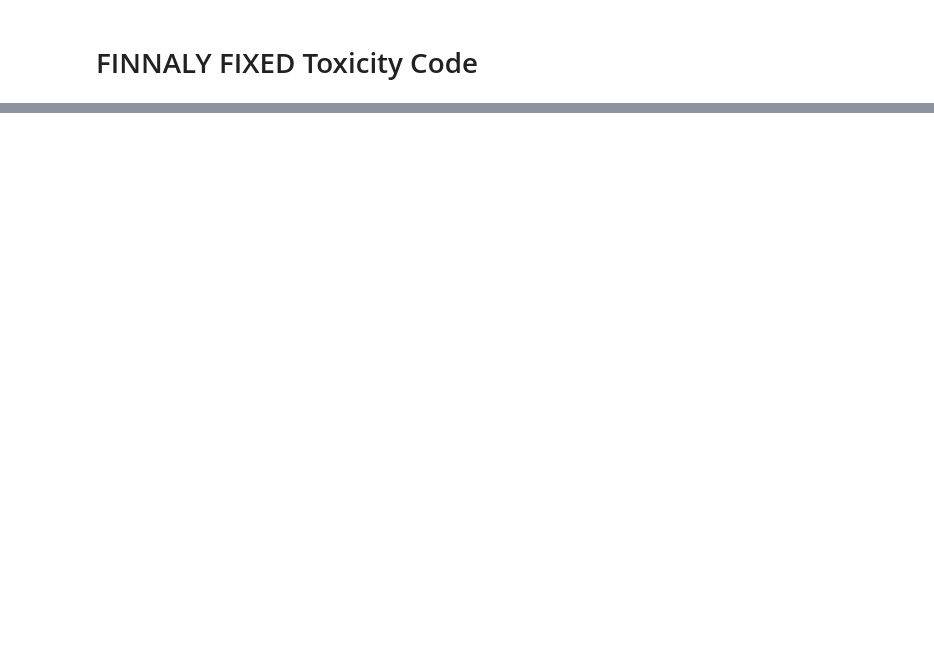
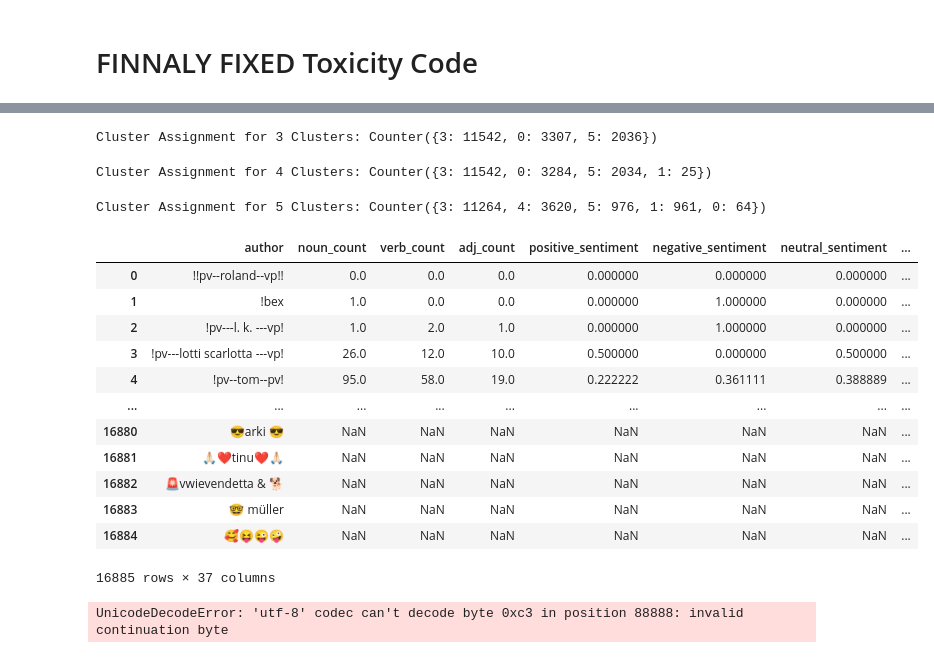
Before and after one commit to krugeremily/DAEGC_Conspiratorial_Actor_Typology, a Jupyter notebook: notebooks/Building Code for Scripts.ipynb, the cells around one changed output, grey strips where cells are left out. Saved outputs shown, nothing was run; the diff lists cells and outputs as text; code cells hidden in the pictures; blank space fills up the shorter version.

```diff
--- a/notebooks/Building Code for Scripts.ipynb
+++ b/notebooks/Building Code for Scripts.ipynb
@@ -1878,0 +1412,45 @@ results['toxicity'] = toxicity
+# %%
+# get cluster assignments
+q3_labels = torch.argmax(q_3, dim=1)
+# count number of nodes in each cluster
+q3_cluster_count = Counter(q3_labels.numpy())
+print('Cluster Assignment for 3 Clusters:', q3_cluster_count)
+# %% [output]
+Cluster Assignment for 3 Clusters: Counter({3: 11542, 0: 3307, 5: 2036})
+# %%
+# get cluster assignments
+q4_labels = torch.argmax(q_4, dim=1)
+# count number of nodes in each cluster
+q4_cluster_count = Counter(q4_labels.numpy())
+print('Cluster Assignment for 4 Clusters:', q4_cluster_count)
+# %% [output]
+Cluster Assignment for 4 Clusters: Counter({3: 11542, 0: 3284, 5: 2034, 1: 25})
+# %%
+# get cluster assignments
+q5_labels = torch.argmax(q_5, dim=1)
+# count number of nodes in each cluster
+q5_cluster_count = Counter(q5_labels.numpy())
+print('Cluster Assignment for 5 Clusters:', q5_cluster_count)
+# %% [output]
+Cluster Assignment for 5 Clusters: Counter({3: 11264, 4: 3620, 5: 976, 1: 961, 0: 64})
+# %%
+# add cluster assignments to features
+features['cluster_3'] = q3_labels.numpy()
+features['cluster_4'] = q4_labels.numpy()
+features['cluster_5'] = q5_labels.numpy()
+# %%
+features
+# %% [output]
+|  | author | noun_count | verb_count | adj_count | positive_sentiment | negative_sentiment | neutral_sentiment | ... |
+| 0 | !!pv--roland--vp!! | 0.0 | 0.0 | 0.0 | 0.000000 | 0.000000 | 0.000000 | ... |
+| 1 | !bex | 1.0 | 0.0 | 0.0 | 0.000000 | 1.000000 | 0.000000 | ... |
+| 2 | !pv---l. k. ---vp! | 1.0 | 2.0 | 1.0 | 0.000000 | 1.000000 | 0.000000 | ... |
+| 3 | !pv---lotti scarlotta ---vp! | 26.0 | 12.0 | 10.0 | 0.500000 | 0.000000 | 0.500000 | ... |
+| 4 | !pv--tom--pv! | 95.0 | 58.0 | 19.0 | 0.222222 | 0.361111 | 0.388889 | ... |
+| ... | ... | ... | ... | ... | ... | ... | ... | ... |
+| 16880 | 😎arki 😎 | NaN | NaN | NaN | NaN | NaN | NaN | ... |
+| 16881 | 🙏🏻❤️tinu❤️🙏🏻 | NaN | NaN | NaN | NaN | NaN | NaN | ... |
+| 16882 | 🚨vwievendetta & 🐕 | NaN | NaN | NaN | NaN | NaN | NaN | ... |
+| 16883 | 🤓 müller | NaN | NaN | NaN | NaN | NaN | NaN | ... |
+| 16884 | 🥰😝😜🤪 | NaN | NaN | NaN | NaN | NaN | NaN | ... |
+16885 rows × 37 columns
@@ -1878,0 +1464,4 @@ results['toxicity'] = toxicity
+# %%
+test = pd.read_csv('../results/author_full_features_and_clusters.csv')
+# %% [output]
+UnicodeDecodeError: 'utf-8' codec can't decode byte 0xc3 in position 88888: invalid continuation byte
```
Also changed, not shown: parts of 102 cells of this notebook, 6 other files.
